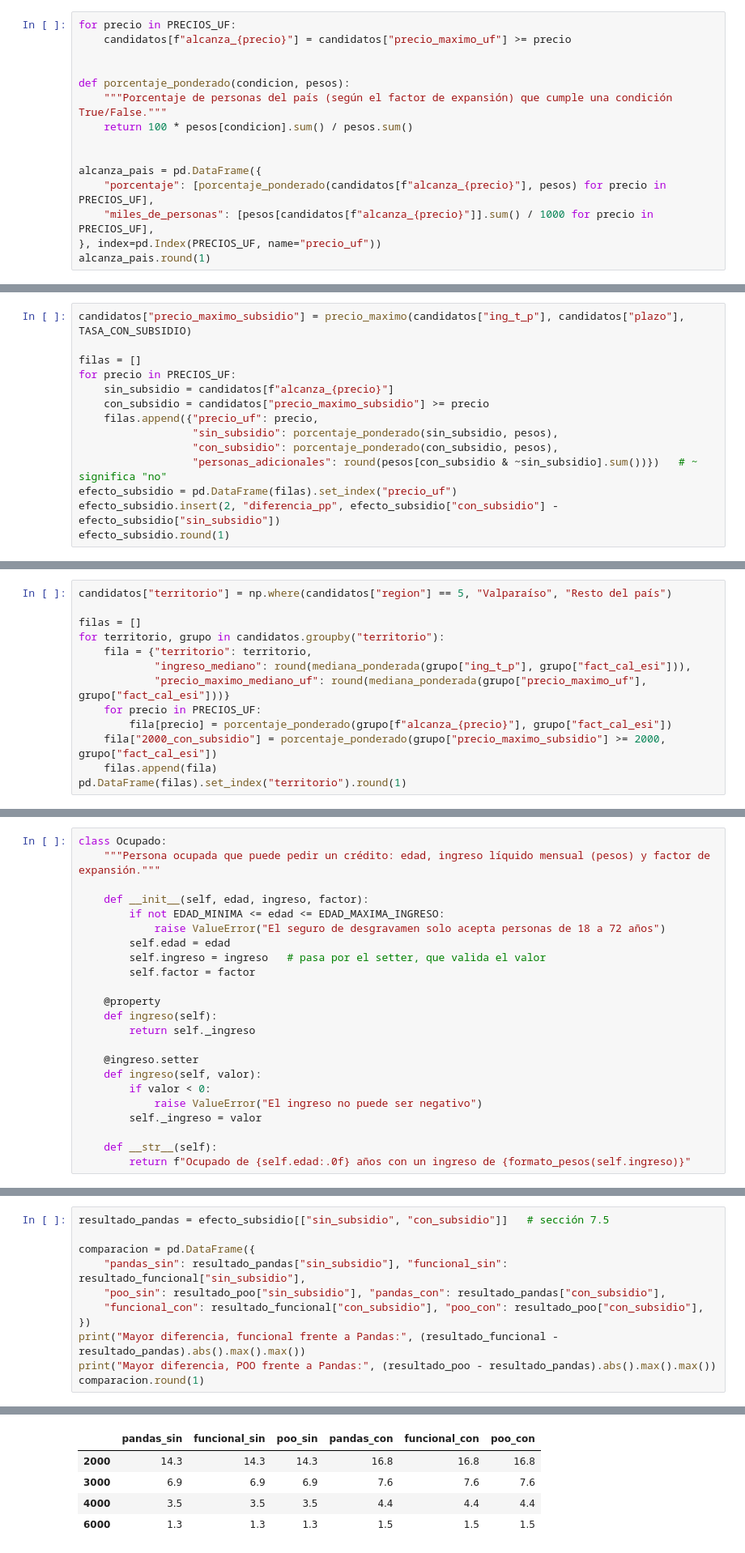
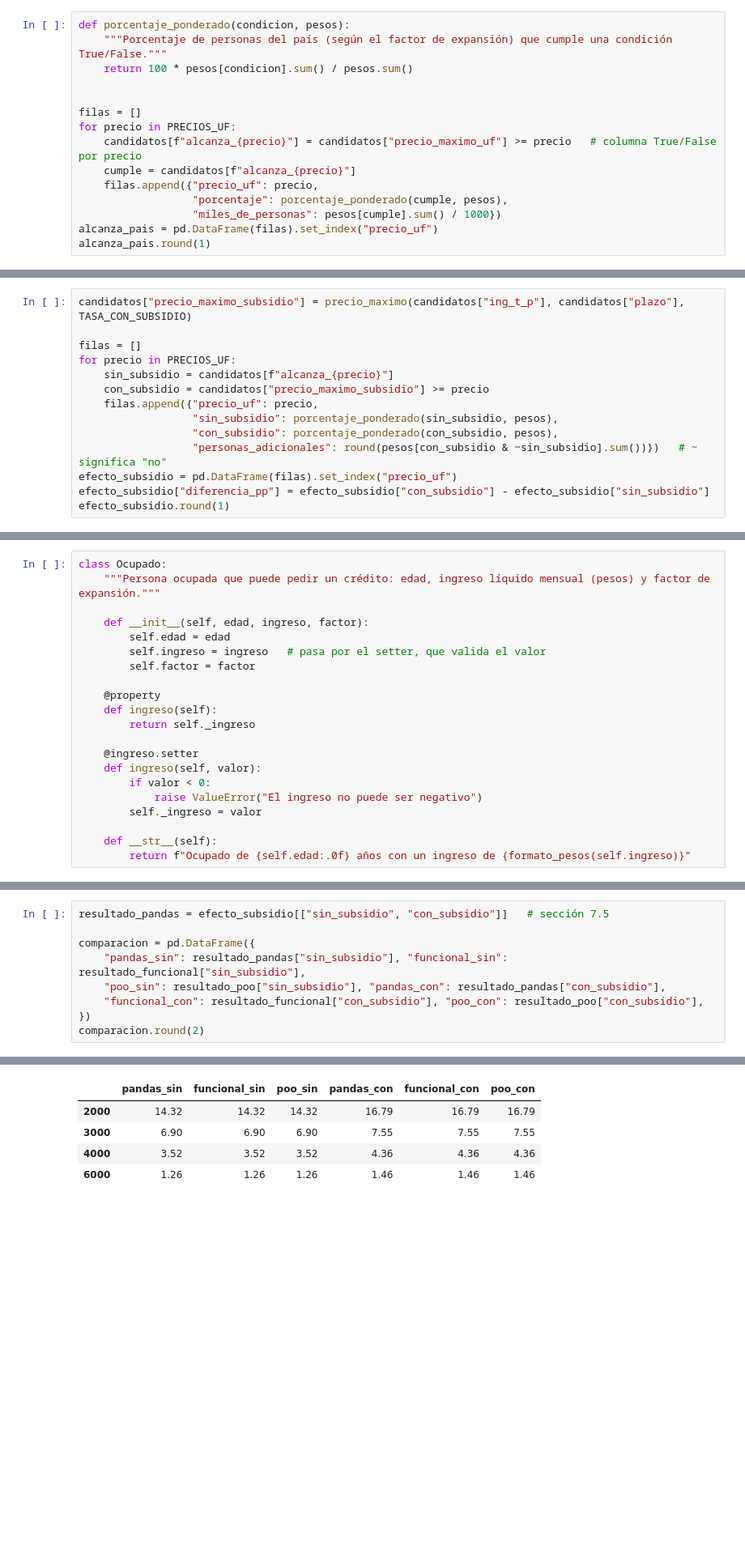
Before and after one commit to cris15981735/proyecto-final-icd2346, a Jupyter notebook: ProyectoFinal_Antezana_Calderon.ipynb, the cells around one changed output, grey strips where cells are left out. Shown at 81% size. Cells and saved outputs as stored; diff of their text form; blank space fills up the shorter version.

```diff
--- a/ProyectoFinal_Antezana_Calderon.ipynb
+++ b/ProyectoFinal_Antezana_Calderon.ipynb
@@ -987,19 +829,19 @@ ingreso_necesario
 
 Se crea una columna `True`/`False` por precio (`True` si el precio máximo de la persona es igual o mayor). `porcentaje_ponderado` suma los factores de quienes tienen `True` y los divide por el total; `porcentaje_por_grupo` hace lo mismo dentro de cada grupo con `groupby` y `sum`.
 # %%
-for precio in PRECIOS_UF:
-    candidatos[f"alcanza_{precio}"] = candidatos["precio_maximo_uf"] >= precio
-
-
 def porcentaje_ponderado(condicion, pesos):
     """Porcentaje de personas del país (según el factor de expansión) que cumple una condición True/False."""
     return 100 * pesos[condicion].sum() / pesos.sum()
 
 
-alcanza_pais = pd.DataFrame({
-    "porcentaje": [porcentaje_ponderado(candidatos[f"alcanza_{precio}"], pesos) for precio in PRECIOS_UF],
-    "miles_de_personas": [pesos[candidatos[f"alcanza_{precio}"]].sum() / 1000 for precio in PRECIOS_UF],
-}, index=pd.Index(PRECIOS_UF, name="precio_uf"))
+filas = []
+for precio in PRECIOS_UF:
+    candidatos[f"alcanza_{precio}"] = candidatos["precio_maximo_uf"] >= precio   # columna True/False por precio
+    cumple = candidatos[f"alcanza_{precio}"]
+    filas.append({"precio_uf": precio,
+                  "porcentaje": porcentaje_ponderado(cumple, pesos),
+                  "miles_de_personas": pesos[cumple].sum() / 1000})
+alcanza_pais = pd.DataFrame(filas).set_index("precio_uf")
 alcanza_pais.round(1)
 # %% [output]
 |  | porcentaje | miles_de_personas |
@@ -1136,6 +975,6 @@ for precio in PRECIOS_UF:
                   "con_subsidio": porcentaje_ponderado(con_subsidio, pesos),
                   "personas_adicionales": round(pesos[con_subsidio & ~sin_subsidio].sum())})   # ~ significa "no"
 efecto_subsidio = pd.DataFrame(filas).set_index("precio_uf")
-efecto_subsidio.insert(2, "diferencia_pp", efecto_subsidio["con_subsidio"] - efecto_subsidio["sin_subsidio"])
+efecto_subsidio["diferencia_pp"] = efecto_subsidio["con_subsidio"] - efecto_subsidio["sin_subsidio"]
 efecto_subsidio.round(1)
 # %% [output]
@@ -1184,13 +1018,0 @@ dtype: int64
-# %%
-candidatos["territorio"] = np.where(candidatos["region"] == 5, "Valparaíso", "Resto del país")
-
-filas = []
-for territorio, grupo in candidatos.groupby("territorio"):
-    fila = {"territorio": territorio,
-            "ingreso_mediano": round(mediana_ponderada(grupo["ing_t_p"], grupo["fact_cal_esi"])),
-            "precio_maximo_mediano_uf": round(mediana_ponderada(grupo["precio_maximo_uf"], grupo["fact_cal_esi"]))}
-    for precio in PRECIOS_UF:
-        fila[precio] = porcentaje_ponderado(grupo[f"alcanza_{precio}"], grupo["fact_cal_esi"])
-    fila["2000_con_subsidio"] = porcentaje_ponderado(grupo["precio_maximo_subsidio"] >= 2000, grupo["fact_cal_esi"])
-    filas.append(fila)
-pd.DataFrame(filas).set_index("territorio").round(1)
@@ -1459,8 +1275,6 @@ class Ocupado:
     """Persona ocupada que puede pedir un crédito: edad, ingreso líquido mensual (pesos) y factor de expansión."""
 
     def __init__(self, edad, ingreso, factor):
-        if not EDAD_MINIMA <= edad <= EDAD_MAXIMA_INGRESO:
-            raise ValueError("El seguro de desgravamen solo acepta personas de 18 a 72 años")
         self.edad = edad
         self.ingreso = ingreso   # pasa por el setter, que valida el valor
         self.factor = factor
@@ -1595,7 +1409,5 @@ comparacion = pd.DataFrame({
     "poo_sin": resultado_poo["sin_subsidio"], "pandas_con": resultado_pandas["con_subsidio"],
     "funcional_con": resultado_funcional["con_subsidio"], "poo_con": resultado_poo["con_subsidio"],
 })
-print("Mayor diferencia, funcional frente a Pandas:", (resultado_funcional - resultado_pandas).abs().max().max())
-print("Mayor diferencia, POO frente a Pandas:", (resultado_poo - resultado_pandas).abs().max().max())
-comparacion.round(1)
+comparacion.round(2)
 # %% [output]
@@ -1604,5 +1414,5 @@ Mayor diferencia, POO frente a Pandas: 4.263256414560601e-14
 |  | pandas_sin | funcional_sin | poo_sin | pandas_con | funcional_con | poo_con |
-| 2000 | 14.3 | 14.3 | 14.3 | 16.8 | 16.8 | 16.8 |
-| 3000 | 6.9 | 6.9 | 6.9 | 7.6 | 7.6 | 7.6 |
-| 4000 | 3.5 | 3.5 | 3.5 | 4.4 | 4.4 | 4.4 |
-| 6000 | 1.3 | 1.3 | 1.3 | 1.5 | 1.5 | 1.5 |
+| 2000 | 14.32 | 14.32 | 14.32 | 16.79 | 16.79 | 16.79 |
+| 3000 | 6.90 | 6.90 | 6.90 | 7.55 | 7.55 | 7.55 |
+| 4000 | 3.52 | 3.52 | 3.52 | 4.36 | 4.36 | 4.36 |
+| 6000 | 1.26 | 1.26 | 1.26 | 1.46 | 1.46 | 1.46 |
```
Also changed, not shown: parts of 78 cells of this notebook, 1 other file.
